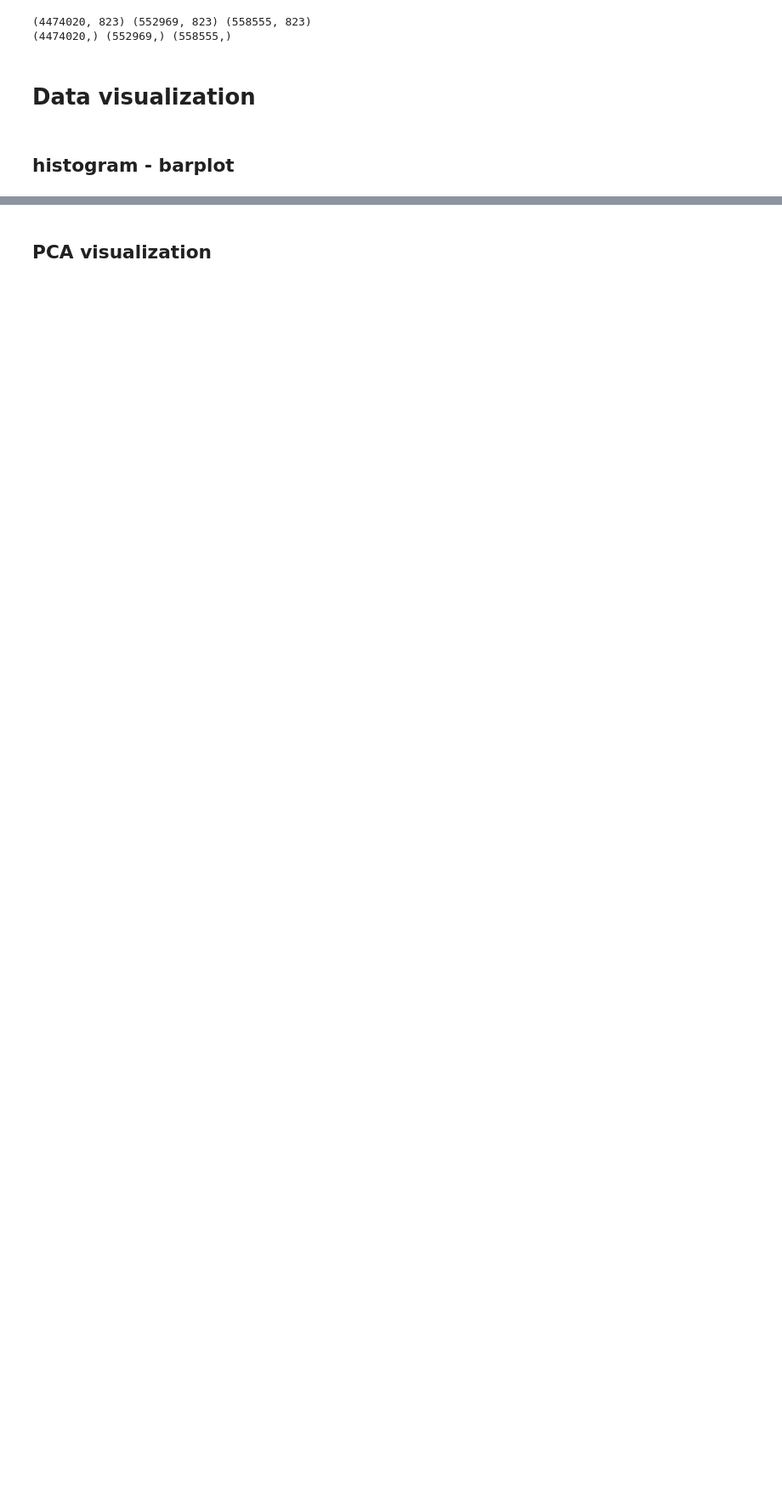
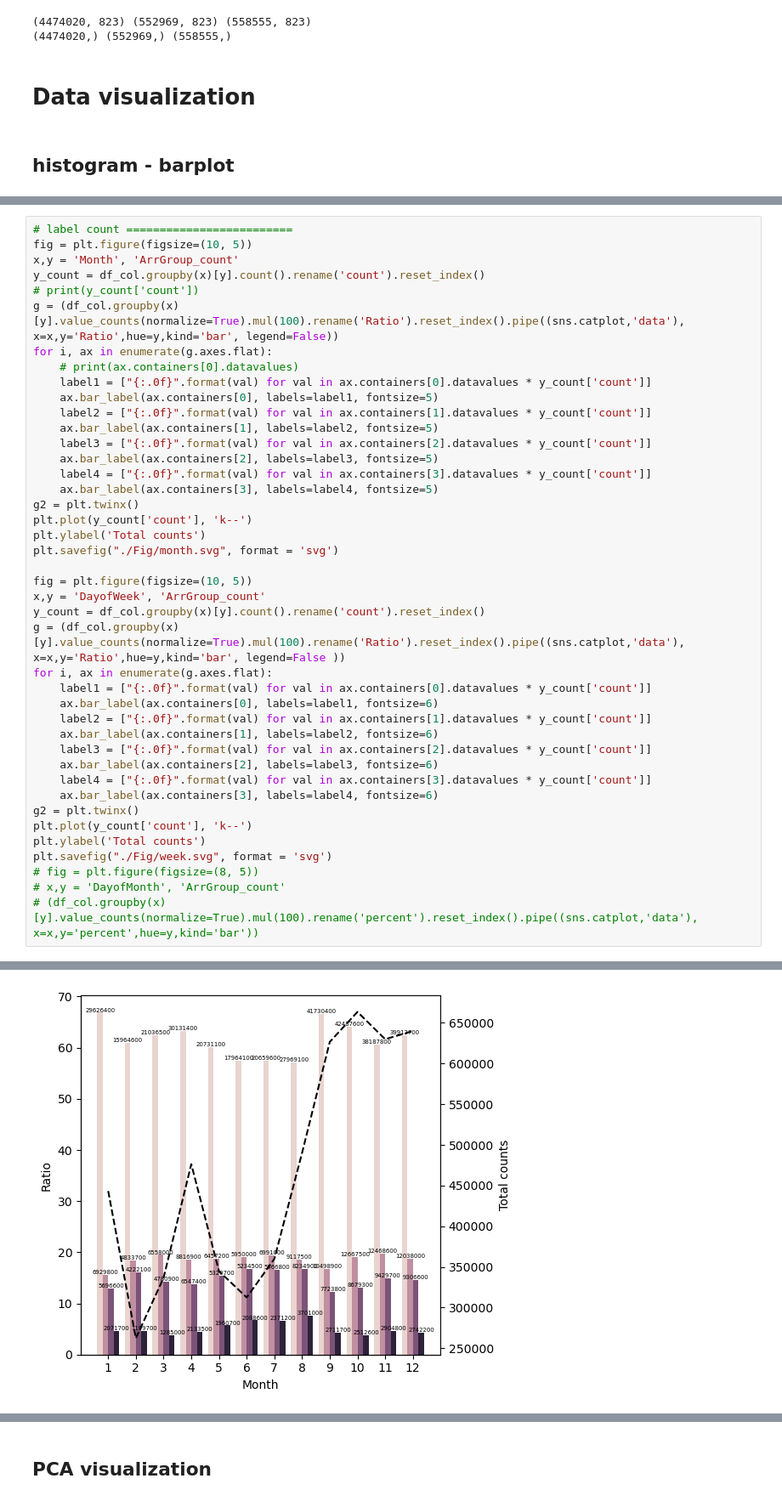
Before and after one commit to Cindyhui22/CS412_project, a Jupyter notebook: CS412_project.ipynb, the cells around one changed output, grey strips where cells are left out. Shown at 85% size. Drawn from its saved outputs; the diff is of its cells as text; blank space fills up the shorter version.

```diff
--- a/CS412_project.ipynb
+++ b/CS412_project.ipynb
@@ -230,0 +190,43 @@ x,y = 'DayofMonth', 'ArrGroup_count'
+# %%
+# label count =========================
+fig = plt.figure(figsize=(10, 5))
+x,y = 'Month', 'ArrGroup_count'
+y_count = df_col.groupby(x)[y].count().rename('count').reset_index()
+# print(y_count['count'])
+g = (df_col.groupby(x)[y].value_counts(normalize=True).mul(100).rename('Ratio').reset_index().pipe((sns.catplot,'data'), x=x,y='Ratio',hue=y,kind='bar', legend=False))
+for i, ax in enumerate(g.axes.flat):
+    # print(ax.containers[0].datavalues)
+    label1 = ["{:.0f}".format(val) for val in ax.containers[0].datavalues * y_count['count']]
+    ax.bar_label(ax.containers[0], labels=label1, fontsize=5)
+    label2 = ["{:.0f}".format(val) for val in ax.containers[1].datavalues * y_count['count']]
+    ax.bar_label(ax.containers[1], labels=label2, fontsize=5)
+    label3 = ["{:.0f}".format(val) for val in ax.containers[2].datavalues * y_count['count']]
+    ax.bar_label(ax.containers[2], labels=label3, fontsize=5)
+    label4 = ["{:.0f}".format(val) for val in ax.containers[3].datavalues * y_count['count']]
+    ax.bar_label(ax.containers[3], labels=label4, fontsize=5)
+g2 = plt.twinx()
+plt.plot(y_count['count'], 'k--')
+plt.ylabel('Total counts')
+plt.savefig("./Fig/month.svg", format = 'svg')
+
+fig = plt.figure(figsize=(10, 5))
+x,y = 'DayofWeek', 'ArrGroup_count'
+y_count = df_col.groupby(x)[y].count().rename('count').reset_index()
+g = (df_col.groupby(x)[y].value_counts(normalize=True).mul(100).rename('Ratio').reset_index().pipe((sns.catplot,'data'), x=x,y='Ratio',hue=y,kind='bar', legend=False ))
+for i, ax in enumerate(g.axes.flat):
+    label1 = ["{:.0f}".format(val) for val in ax.containers[0].datavalues * y_count['count']]
+    ax.bar_label(ax.containers[0], labels=label1, fontsize=6)
+    label2 = ["{:.0f}".format(val) for val in ax.containers[1].datavalues * y_count['count']]
+    ax.bar_label(ax.containers[1], labels=label2, fontsize=6)
+    label3 = ["{:.0f}".format(val) for val in ax.containers[2].datavalues * y_count['count']]
+    ax.bar_label(ax.containers[2], labels=label3, fontsize=6)
+    label4 = ["{:.0f}".format(val) for val in ax.containers[3].datavalues * y_count['count']]
+    ax.bar_label(ax.containers[3], labels=label4, fontsize=6)
+g2 = plt.twinx()
+plt.plot(y_count['count'], 'k--')
+plt.ylabel('Total counts')
+plt.savefig("./Fig/week.svg", format = 'svg')
+# fig = plt.figure(figsize=(8, 5))
+# x,y = 'DayofMonth', 'ArrGroup_count'
+# (df_col.groupby(x)[y].value_counts(normalize=True).mul(100).rename('percent').reset_index().pipe((sns.catplot,'data'), x=x,y='percent',hue=y,kind='bar'))
+# %% [output]
@@ -230,0 +234 @@ x,y = 'DayofMonth', 'ArrGroup_count'
+[figure, added]
```
Also changed, not shown: parts of 11 cells of this notebook.
